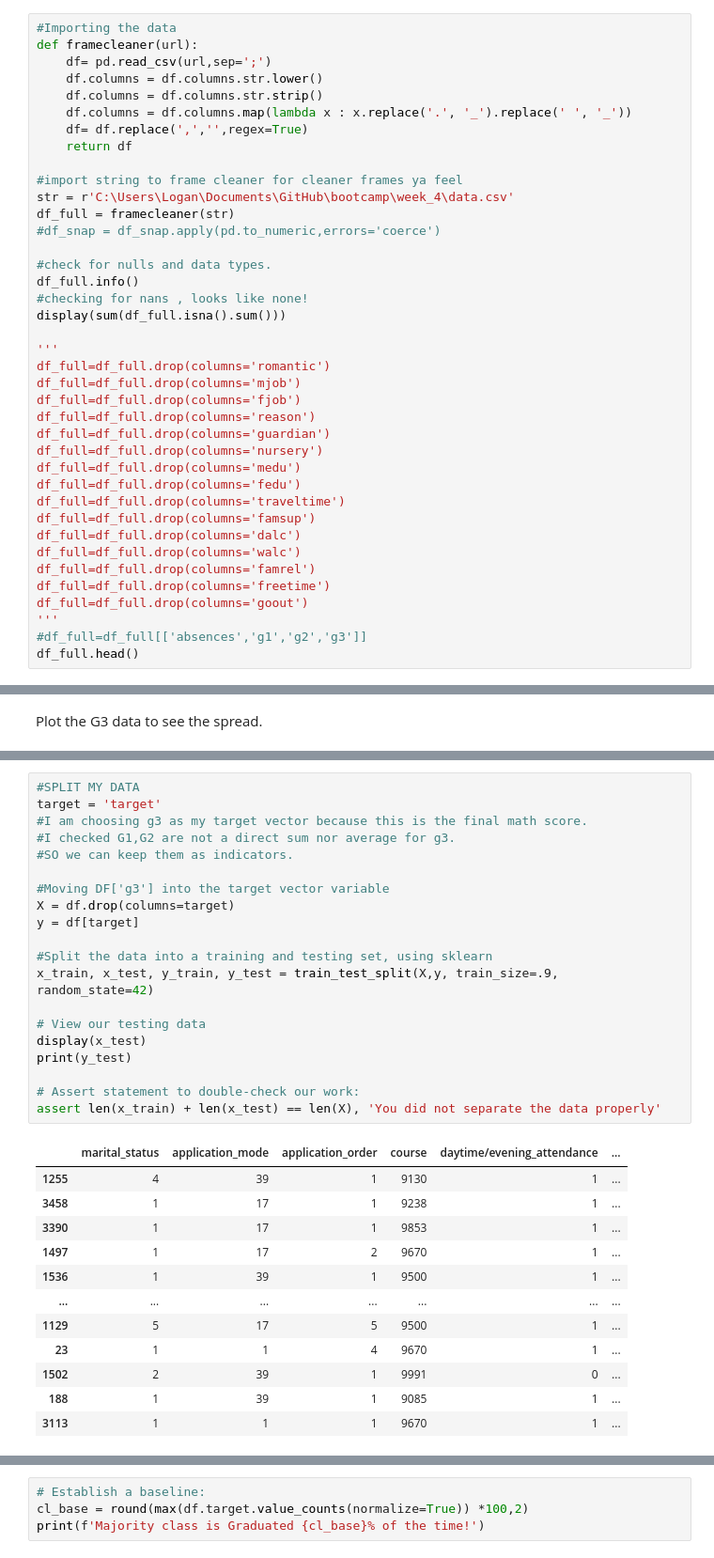
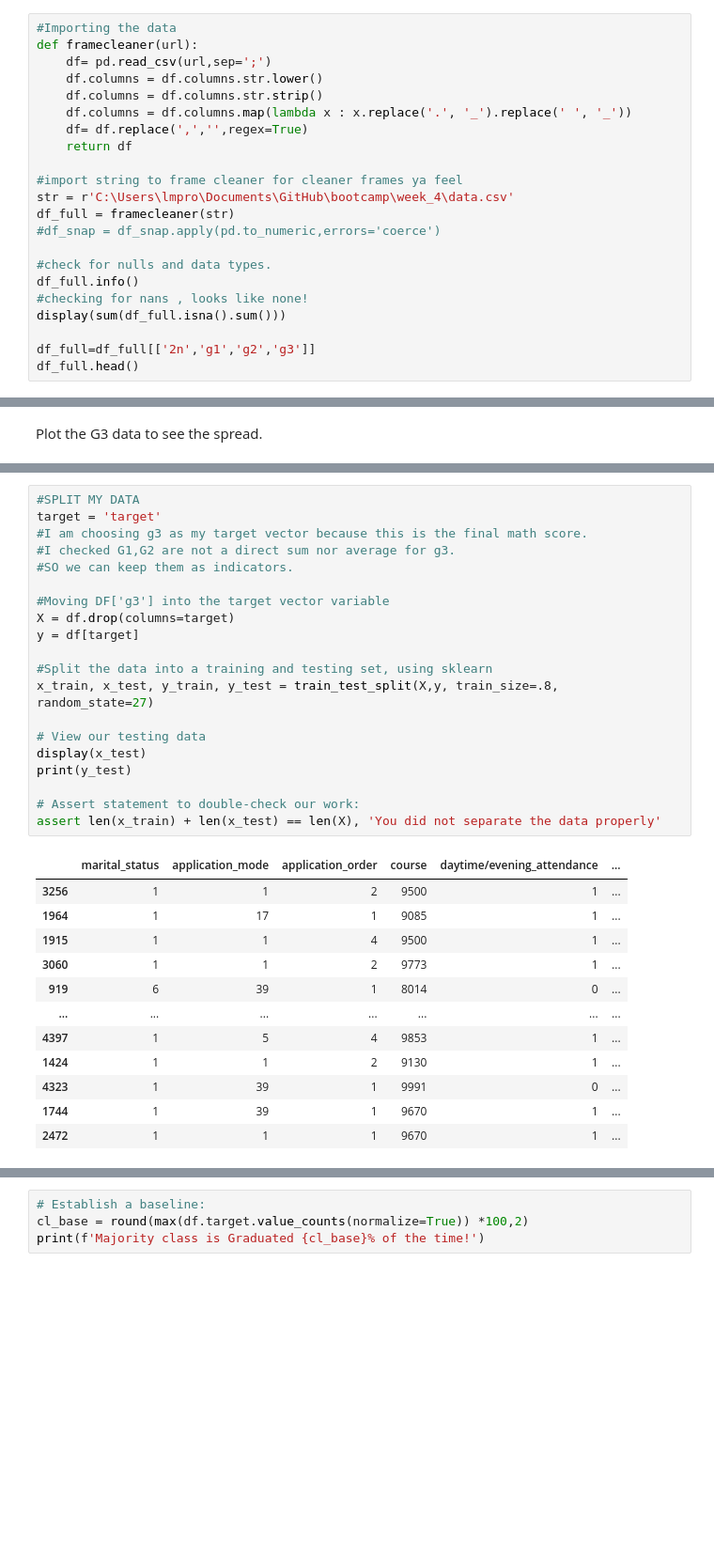
Before and after one commit to Sir-Roe/bootcamp, a Jupyter notebook: week_4/ml assignment.ipynb, the cells around one changed output, grey strips where cells are left out. Shown: that part at 94% size. Drawn from its saved outputs; the diff is of its cells as text; blank space fills up the shorter version.

```diff
--- a/week_4/ml assignment.ipynb
+++ b/week_4/ml assignment.ipynb
@@ -48,7 +49,7 @@ def framecleaner(url):
     return df
 
 #import string to frame cleaner for cleaner frames ya feel
-str = r'C:\Users\Logan\Documents\GitHub\bootcamp\week_4\data.csv'
+str = r'C:\Users\lmpro\Documents\GitHub\bootcamp\week_4\data.csv'
 df_full = framecleaner(str)
 #df_snap = df_snap.apply(pd.to_numeric,errors='coerce')
 
@@ -57,24 +58,7 @@ df_full.info()
 #checking for nans , looks like none!
 display(sum(df_full.isna().sum()))
 
-'''
-df_full=df_full.drop(columns='romantic')
-df_full=df_full.drop(columns='mjob')
-df_full=df_full.drop(columns='fjob')
-df_full=df_full.drop(columns='reason')
-df_full=df_full.drop(columns='guardian')
-df_full=df_full.drop(columns='nursery')
-df_full=df_full.drop(columns='medu')
-df_full=df_full.drop(columns='fedu')
-df_full=df_full.drop(columns='traveltime')
-df_full=df_full.drop(columns='famsup')
-df_full=df_full.drop(columns='dalc')
-df_full=df_full.drop(columns='walc')
-df_full=df_full.drop(columns='famrel')
-df_full=df_full.drop(columns='freetime')
-df_full=df_full.drop(columns='goout')
-'''
-#df_full=df_full[['absences','g1','g2','g3']]
+df_full=df_full[['2n','g1','g2','g3']]
 df_full.head()
 # %% [output]
 <class 'pandas.core.frame.DataFrame'>
@@ -164,33 +102,33 @@ sns.histplot(data=df, x='g3')
 # %%
 #SPLIT MY DATA
 target = 'target'
 #I am choosing g3 as my target vector because this is the final math score.
 #I checked G1,G2 are not a direct sum nor average for g3.
 #SO we can keep them as indicators.
 
 #Moving DF['g3'] into the target vector variable
 X = df.drop(columns=target)
 y = df[target]
 
 #Split the data into a training and testing set, using sklearn
-x_train, x_test, y_train, y_test = train_test_split(X,y, train_size=.9, random_state=42)
+x_train, x_test, y_train, y_test = train_test_split(X,y, train_size=.8, random_state=27)
 
 # View our testing data
 display(x_test)
 print(y_test)
 
 # Assert statement to double-check our work:
 assert len(x_train) + len(x_test) == len(X), 'You did not separate the data properly'
 # %% [output]
 |  | marital_status | application_mode | application_order | course | daytime/evening_attendance | ... |
-| 1255 | 4 | 39 | 1 | 9130 | 1 | ... |
-| 3458 | 1 | 17 | 1 | 9238 | 1 | ... |
-| 3390 | 1 | 17 | 1 | 9853 | 1 | ... |
-| 1497 | 1 | 17 | 2 | 9670 | 1 | ... |
-| 1536 | 1 | 39 | 1 | 9500 | 1 | ... |
+| 3256 | 1 | 1 | 2 | 9500 | 1 | ... |
+| 1964 | 1 | 17 | 1 | 9085 | 1 | ... |
+| 1915 | 1 | 1 | 4 | 9500 | 1 | ... |
+| 3060 | 1 | 1 | 2 | 9773 | 1 | ... |
+| 919 | 6 | 39 | 1 | 8014 | 0 | ... |
 | ... | ... | ... | ... | ... | ... | ... |
-| 1129 | 5 | 17 | 5 | 9500 | 1 | ... |
-| 23 | 1 | 1 | 4 | 9670 | 1 | ... |
-| 1502 | 2 | 39 | 1 | 9991 | 0 | ... |
-| 188 | 1 | 39 | 1 | 9085 | 1 | ... |
-| 3113 | 1 | 1 | 1 | 9670 | 1 | ... |
+| 4397 | 1 | 5 | 4 | 9853 | 1 | ... |
+| 1424 | 1 | 1 | 2 | 9130 | 1 | ... |
+| 4323 | 1 | 39 | 1 | 9991 | 0 | ... |
+| 1744 | 1 | 39 | 1 | 9670 | 1 | ... |
+| 2472 | 1 | 1 | 1 | 9670 | 1 | ... |
```
Also changed, not shown: parts of 13 cells of this notebook, 1 other file.
